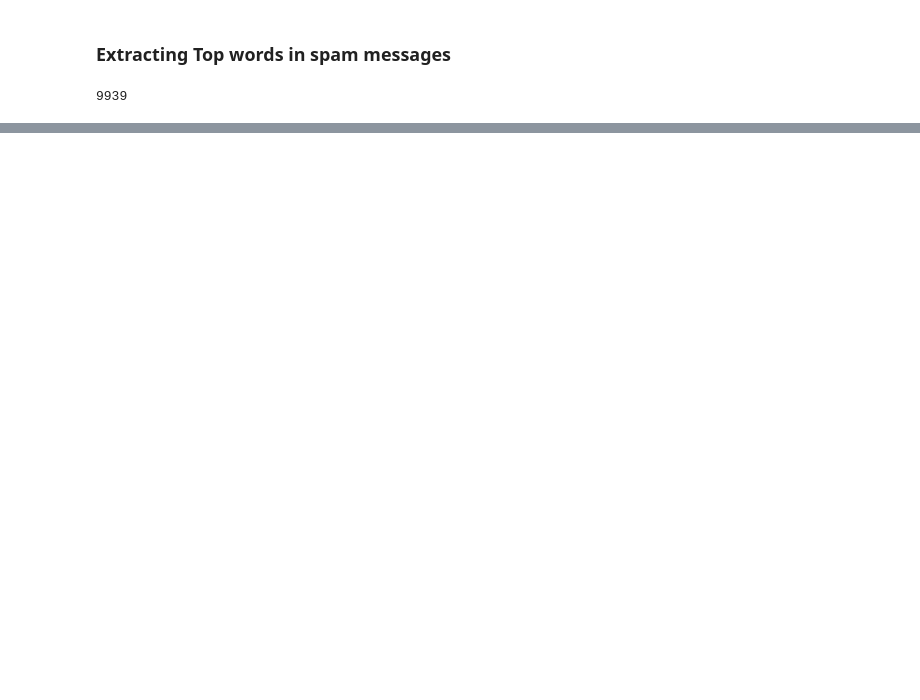
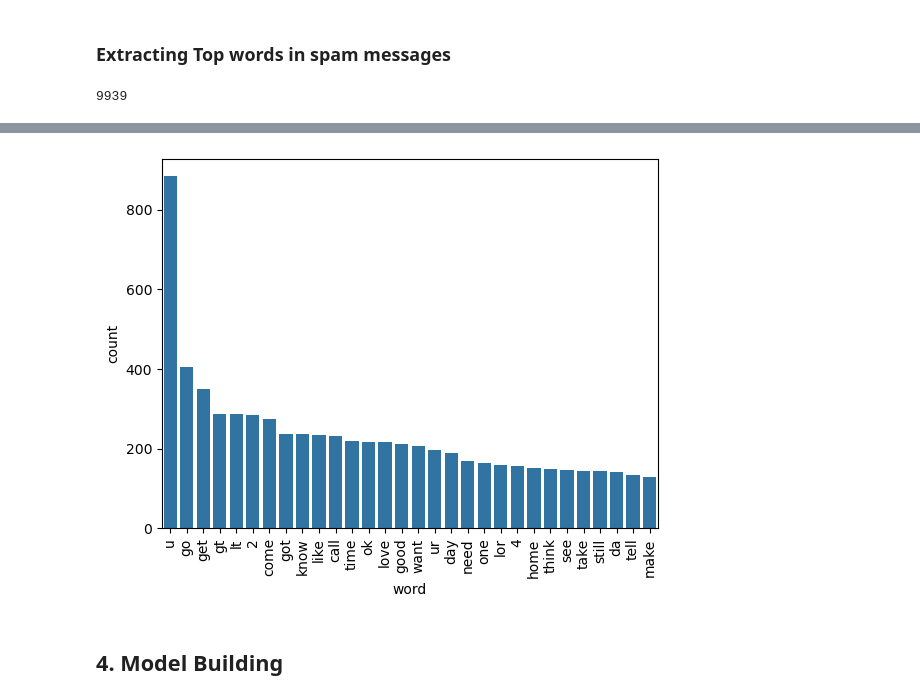
Before and after one commit to pralov-malla/sms-spam-classifier, a Jupyter notebook: sms-spam-detection.ipynb, the cells around one changed output, grey strips where cells are left out. Drawn from its saved outputs; the diff is of its cells as text; code cells hidden in the pictures; blank space fills up the shorter version.

```diff
--- a/sms-spam-detection.ipynb
+++ b/sms-spam-detection.ipynb
@@ -384,0 +401,10 @@ from collections import Counter
+# %%
+#top words in ham msgs visualization
+top_ham_words = pd.DataFrame(Counter(ham_corpus).most_common(30), columns=['word', 'count'])
+sns.barplot(x='word', y='count', data=top_ham_words)
+plt.xticks(rotation='vertical')
+plt.show()
+# %% [output]
+[figure, added]
+# %% [markdown]
+## 4. Model Building
```
Also changed, not shown: parts of 7 cells of this notebook.
